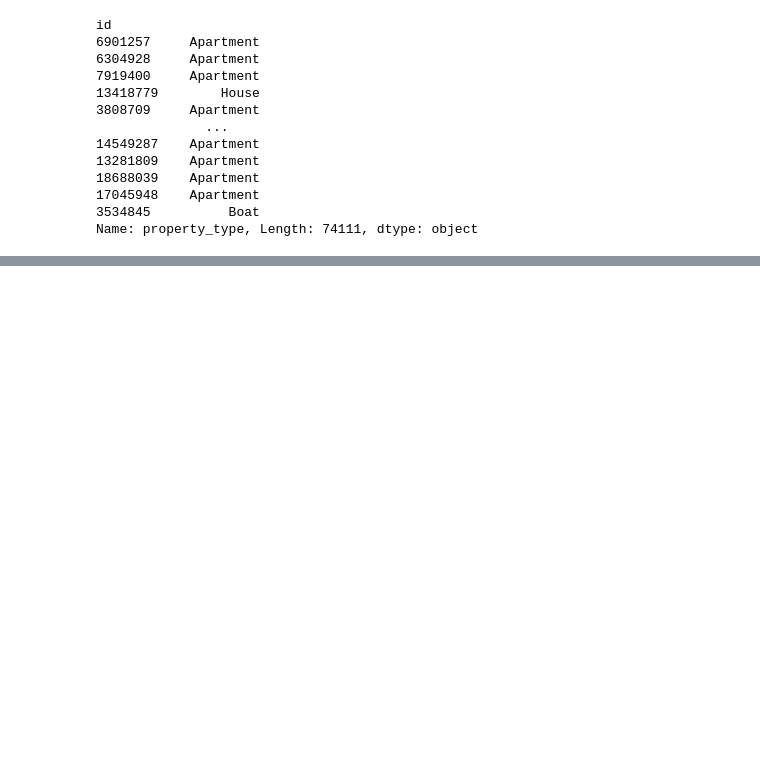
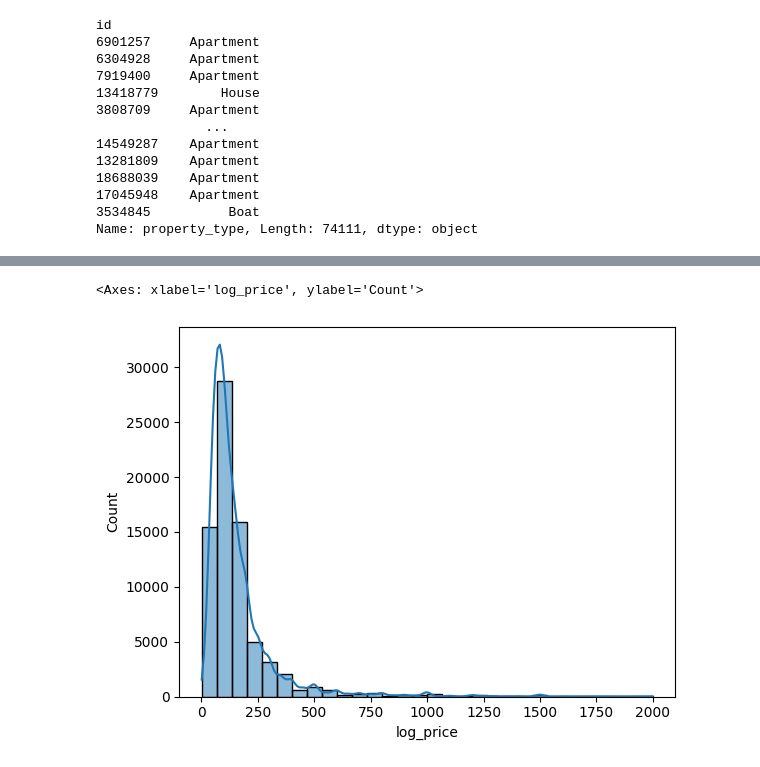
Before and after one commit to Cleamx/M1DENG, a Jupyter notebook: ingenieurie des données/Airbnb/airbnb.ipynb, the cells around one changed output, grey strips where cells are left out. Cells and saved outputs as stored; diff of their text form; code cells hidden in the pictures; blank space fills up the shorter version.

```diff
--- a/ingenieurie des données/Airbnb/airbnb.ipynb
+++ b/ingenieurie des données/Airbnb/airbnb.ipynb
@@ -131,0 +125,5 @@ Name: property_type, Length: 74111, dtype: object
+# %%
+sns.histplot(Data['log_price'].apply(lambda x : math.exp(x)), kde=True, bins=30)
+# %% [output]
+<Axes: xlabel='log_price', ylabel='Count'>
+[figure, added]
```
Also changed, not shown: parts of 17 cells of this notebook, 14 other files.
